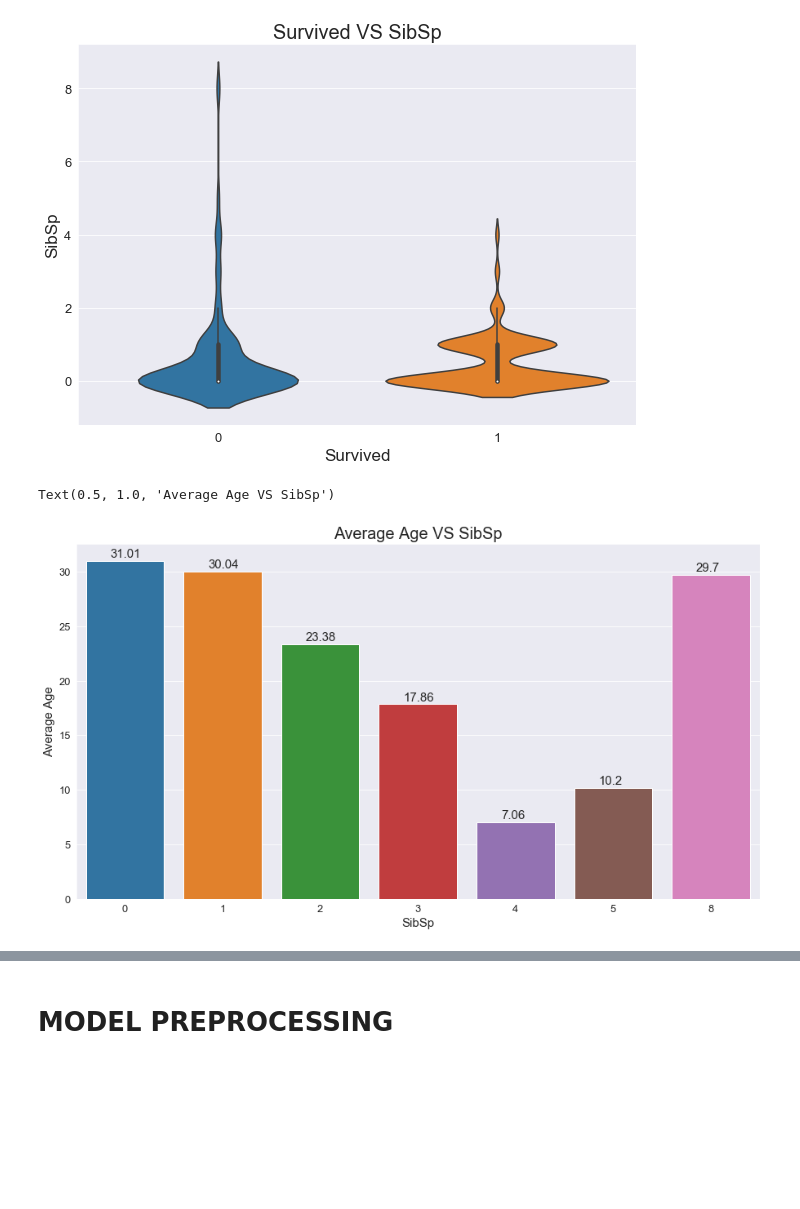
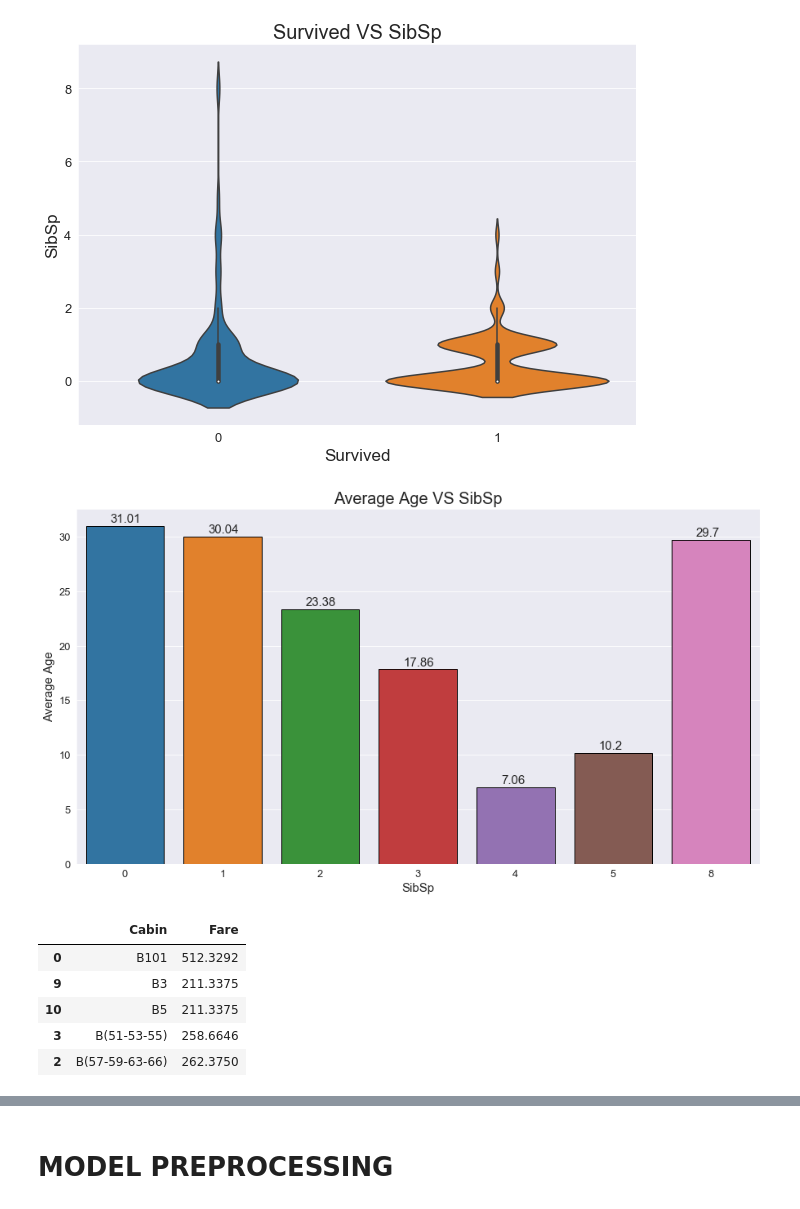
Before and after one commit to KJKR73/Titanic-Dset, a Jupyter notebook: Titanic Dataset Visual.ipynb, the cells around one changed output, grey strips where cells are left out. Saved outputs shown, nothing was run; the diff lists cells and outputs as text; code cells hidden in the pictures; blank space fills up the shorter version.

```diff
--- a/Titanic Dataset Visual.ipynb
+++ b/Titanic Dataset Visual.ipynb
@@ -228,13 +216,38 @@ Text(0.5, 1.0, 'Survived VS SibSp')
 [figure]
 # %%
 plt.figure(figsize = (15,8))
-axes= sns.barplot(x = sorted(dataset['SibSp'].unique()), y = 'Age', data = dataset[['Age', 'SibSp']].groupby('SibSp').mean())
+axes= sns.barplot(x = sorted(dataset['SibSp'].unique()), y = 'Age', data = dataset[['Age', 'SibSp']].groupby('SibSp').mean(),
+                 linewidth = 1, edgecolor = 'black')
 for ax in axes.patches:
     plt.text(ax.get_x() + 0.25, ax.get_height() + 0.3, str(round(ax.get_height(), 2)), fontsize = 15)
 plt.xlabel('SibSp', fontdict = {'fontsize':15})
 plt.ylabel('Average Age', fontdict = {'fontsize':15})
 plt.tick_params(labelsize = 13)
 plt.title('Average Age VS SibSp', fontdict = {'fontsize':20})
+plt.show()
 # %% [output]
-Text(0.5, 1.0, 'Average Age VS SibSp')
-[figure, old version]
+[figure, new version]
+# %%
+fare_cabin = dataset[['Cabin', 'Fare']].groupby(by = 'Cabin').mean()
+fare_cabin = fare_cabin.sort_values(by = 'Fare', ascending = False)
+fare_cabin = fare_cabin[:16][:]
+fare_cabin = fare_cabin.reset_index()
+fare_cabin = fare_cabin.sort_values(by = 'Cabin', ascending = True)
+def label_encoder(string):
+    num = re.findall('\d+', string)
+    alpha = string[0]
+    if len(num)>1:
+        label = label = alpha + '(' + '-'.join(num) + ')'
+    else:
+        label = alpha + '-'.join(num)
+    return label
+
+fare_cabin['Cabin'] = fare_cabin['Cabin'].apply(label_encoder)
+fare_cabin.head()
+# %% [output]
+|  | Cabin | Fare |
+| 0 | B101 | 512.3292 |
+| 9 | B3 | 211.3375 |
+| 10 | B5 | 211.3375 |
+| 3 | B(51-53-55) | 258.6646 |
+| 2 | B(57-59-63-66) | 262.3750 |
```
Also changed, not shown: parts of 11 cells of this notebook.
